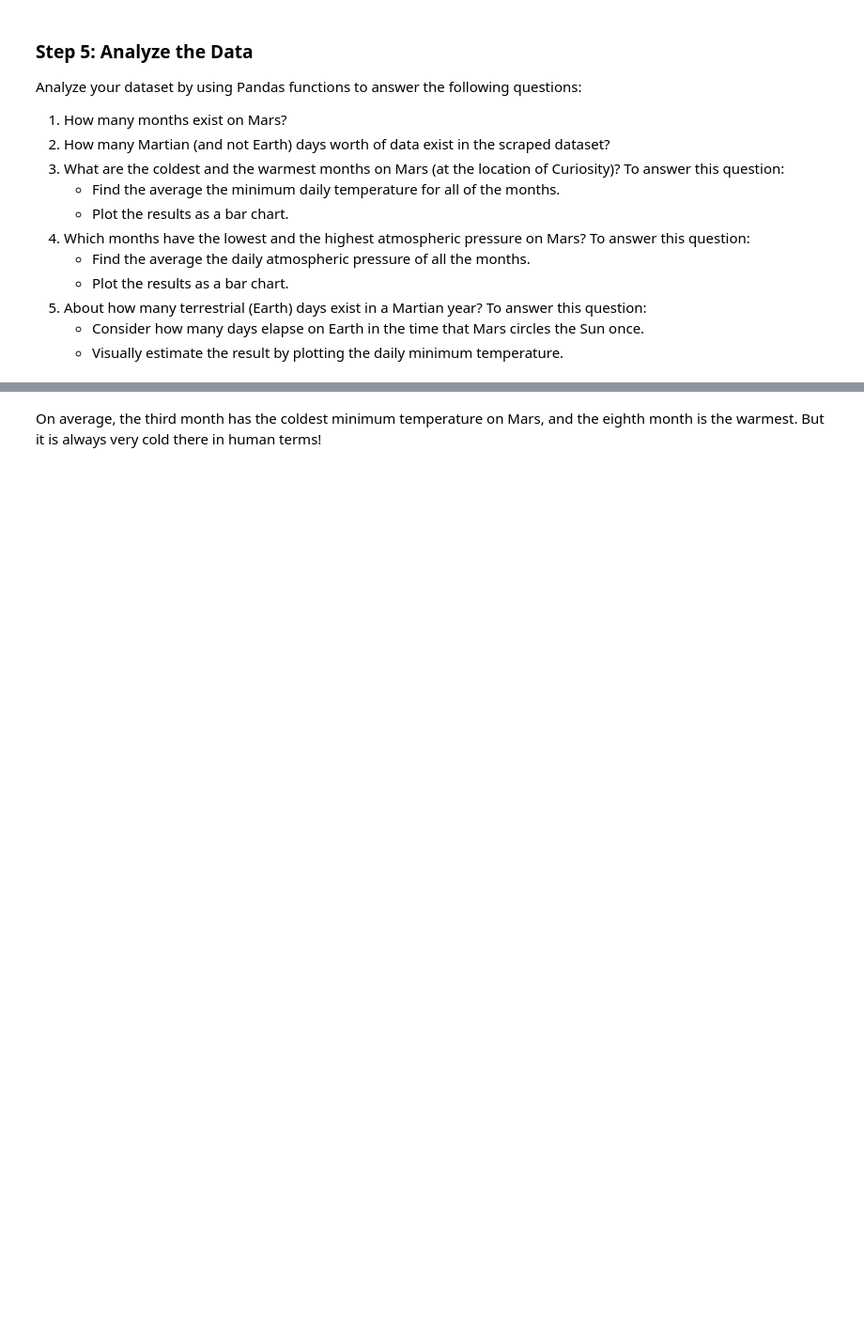
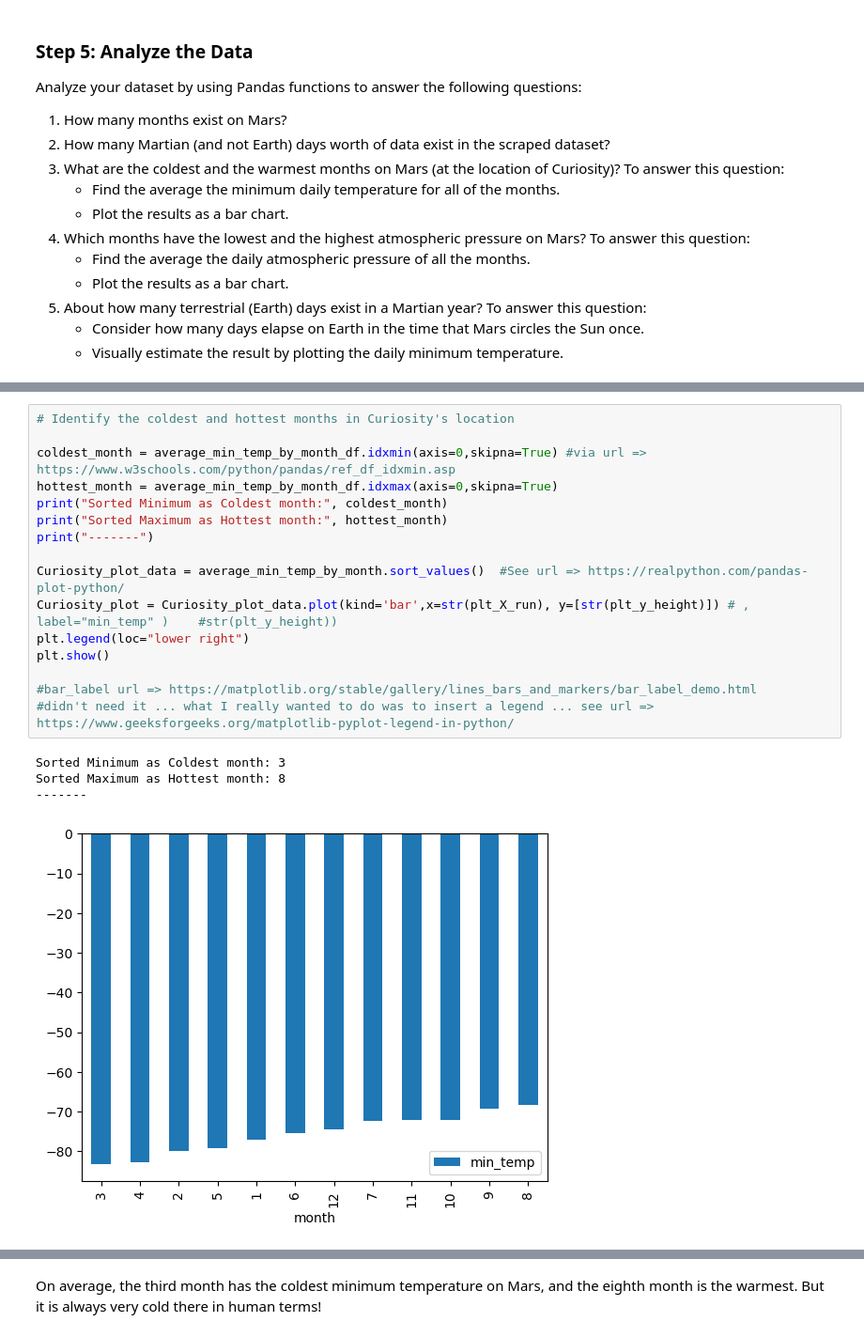
Before and after one commit to Ao-27/mars-news-analysis, a Jupyter notebook: part_2_mars_weather.ipynb, the cells around one changed output, grey strips where cells are left out. Shown: that part at 94% size. Saved outputs shown, nothing was run; the diff lists cells and outputs as text; blank space fills up the shorter version.

```diff
--- a/part_2_mars_weather.ipynb
+++ b/part_2_mars_weather.ipynb
@@ -150,0 +269,21 @@ Name: min_temp, dtype: float64
+# %%
+# Identify the coldest and hottest months in Curiosity's location
+
+coldest_month = average_min_temp_by_month_df.idxmin(axis=0,skipna=True) #via url => https://www.w3schools.com/python/pandas/ref_df_idxmin.asp
+hottest_month = average_min_temp_by_month_df.idxmax(axis=0,skipna=True)
+print("Sorted Minimum as Coldest month:", coldest_month)
+print("Sorted Maximum as Hottest month:", hottest_month)
+print("-------")
+
+Curiosity_plot_data = average_min_temp_by_month.sort_values()  #See url => https://realpython.com/pandas-plot-python/
+Curiosity_plot = Curiosity_plot_data.plot(kind='bar',x=str(plt_X_run), y=[str(plt_y_height)]) # , label="min_temp" )    #str(plt_y_height))
+plt.legend(loc="lower right")
+plt.show()
+
+#bar_label url => https://matplotlib.org/stable/gallery/lines_bars_and_markers/bar_label_demo.html
+#didn't need it ... what I really wanted to do was to insert a legend ... see url => https://www.geeksforgeeks.org/matplotlib-pyplot-legend-in-python/
+# %% [output]
+Sorted Minimum as Coldest month: 3
+Sorted Maximum as Hottest month: 8
+-------
+[figure, added]
```
Also changed, not shown: parts of 28 cells of this notebook, 1 other file.
